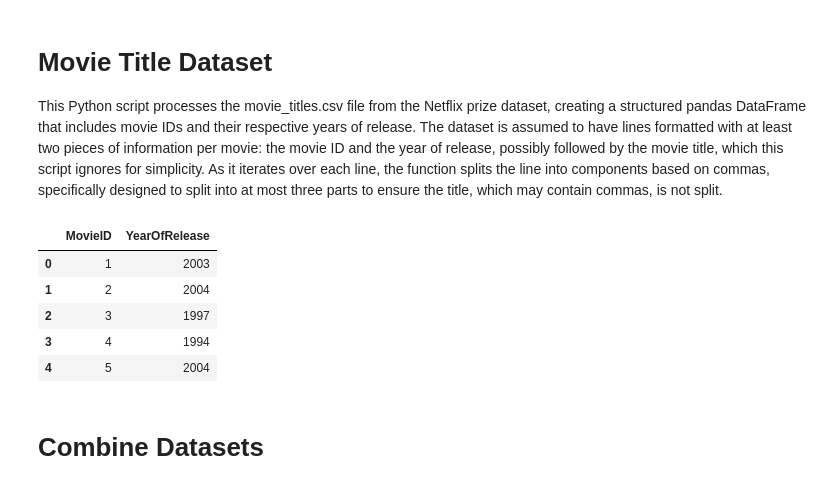
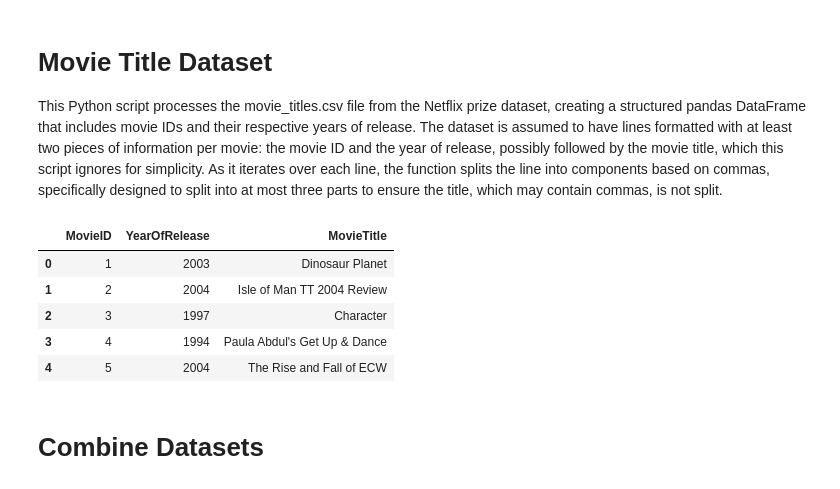
Before and after one commit to nadiaaflatounian/Recommender-systems-for-Movielens-and-Netflix, a Jupyter notebook: Netflix cleaning.ipynb, the cells around one changed output. Cells and saved outputs as stored; diff of their text form; code cells hidden in the pictures.

```diff
--- a/Netflix cleaning.ipynb
+++ b/Netflix cleaning.ipynb
@@ -39,37 +39,55 @@ ratings_df.head()
 This Python script processes the movie_titles.csv file from the Netflix prize dataset, creating a structured pandas DataFrame that includes movie IDs and their respective years of release. The dataset is assumed to have lines formatted with at least two pieces of information per movie: the movie ID and the year of release, possibly followed by the movie title, which this script ignores for simplicity.
 As it iterates over each line, the function splits the line into components based on commas, specifically designed to split into at most three parts to ensure the title, which may contain commas, is not split.
 # %%
+# def read_movie_titles(file_path):
+#     data = []  # Initialize an empty list to store the data
+#     with open(file_path, 'r', encoding='latin1') as file:
+#         for line in file:
+#             parts = line.strip().split(',', 2)  # Split each line, expecting at least 2 parts
+#             if len(parts) >= 2:  # Check if we have at least two parts (MovieID and Year)
+#                 movie_id, year_of_release = parts[:2]  # Extract MovieID and YearOfRelease
+#                 data.append([movie_id, year_of_release])
+#             else:
+#                 print(f"Skipping malformed line: {line.strip()}")
+#     # Convert the list to a DataFrame with only MovieID and YearOfRelease
+#     return pd.DataFrame(data, columns=['MovieID', 'YearOfRelease'])
+
+import pandas as pd
+
 def read_movie_titles(file_path):
     data = []  # Initialize an empty list to store the data
     with open(file_path, 'r', encoding='latin1') as file:
         for line in file:
-            parts = line.strip().split(',', 2)  # Split each line, expecting at least 2 parts
-            if len(parts) >= 2:  # Check if we have at least two parts (MovieID and Year)
-                movie_id, year_of_release = parts[:2]  # Extract MovieID and YearOfRelease
-                data.append([movie_id, year_of_release])
+            parts = line.strip().split(',', 2)  # Split each line into parts, up to 3 parts
+            if len(parts) == 3:  # Check if we have all three parts (MovieID, Year, Title)
+                movie_id, year_of_release, movie_title = parts  # Extract all three
+                data.append([movie_id, year_of_release, movie_title])
+            elif len(parts) == 2:  # If only two parts, there's no title
+                movie_id, year_of_release = parts
+                data.append([movie_id, year_of_release, ""])  # Append with empty title
             else:
                 print(f"Skipping malformed line: {line.strip()}")
-    # Convert the list to a DataFrame with only MovieID and YearOfRelease
-    return pd.DataFrame(data, columns=['MovieID', 'YearOfRelease'])
+    # Convert the list to a DataFrame
+    return pd.DataFrame(data, columns=['MovieID', 'YearOfRelease', 'MovieTitle'])
 
 movie_titles_path = 'C:/Users/nafla/OneDrive/Documents/system development/Netflix/movie_titles.csv'
 movies_df = read_movie_titles(movie_titles_path)
 
 # Convert MovieID and YearOfRelease to the appropriate data types
 movies_df['MovieID'] = movies_df['MovieID'].astype(int)
 # Direct conversion to integers, setting errors='coerce' to handle non-integer values by converting them to NaN
 movies_df['YearOfRelease'] = pd.to_numeric(movies_df['YearOfRelease'], errors='coerce').astype('Int64')
 # Note: Using 'Int64' (capital "I") to allow for NaN values in an integer column
 
 # Display the first few rows of the DataFrame
 movies_df.head()
 # %% [output]
-|  | MovieID | YearOfRelease |
-| 0 | 1 | 2003 |
-| 1 | 2 | 2004 |
-| 2 | 3 | 1997 |
-| 3 | 4 | 1994 |
-| 4 | 5 | 2004 |
+|  | MovieID | YearOfRelease | MovieTitle |
+| 0 | 1 | 2003 | Dinosaur Planet |
+| 1 | 2 | 2004 | Isle of Man TT 2004 Review |
+| 2 | 3 | 1997 | Character |
+| 3 | 4 | 1994 | Paula Abdul's Get Up & Dance |
+| 4 | 5 | 2004 | The Rise and Fall of ECW |
 # %% [markdown]
 # Combine Datasets
 # %%
```
Also changed, not shown: parts of 6 cells of this notebook, 1 other file.
